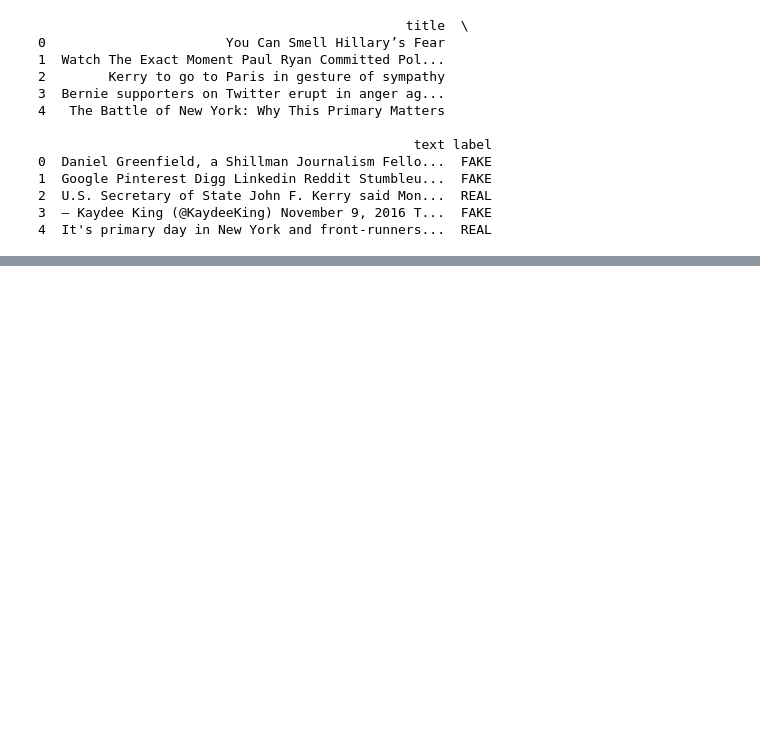
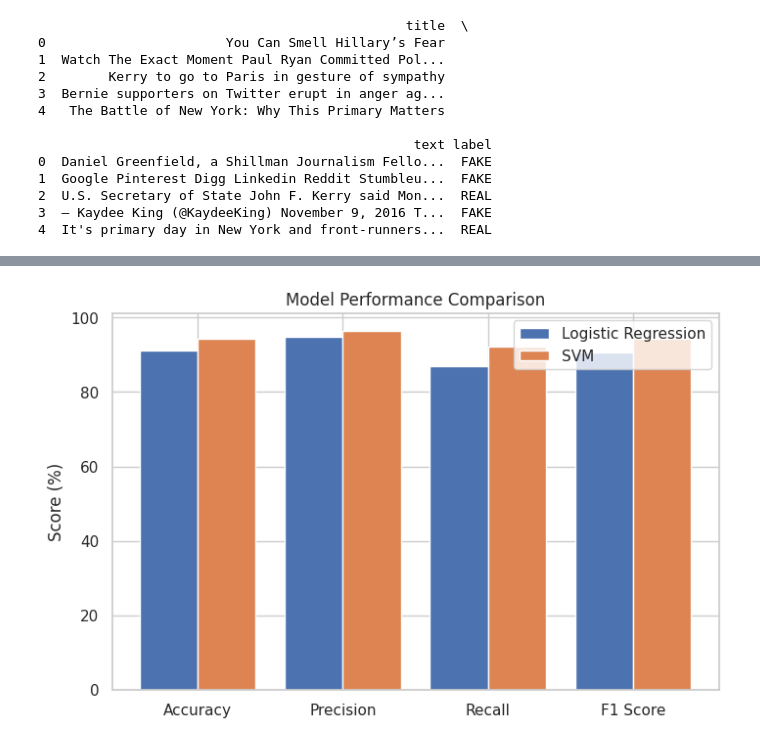
Before and after one commit to Sak04032007/ML-mini-project, a Jupyter notebook: MLminiproject.ipynb, the cells around one changed output, grey strips where cells are left out. Drawn from its saved outputs; the diff is of its cells as text; code cells hidden in the pictures; blank space fills up the shorter version.

```diff
--- a/MLminiproject.ipynb
+++ b/MLminiproject.ipynb
@@ -103,0 +149,25 @@ mt.show()
+# %%
+import matplotlib.pyplot as plt
+
+metrics = ['Accuracy', 'Precision', 'Recall', 'F1 Score']
+
+lr = [91.08, 94.84, 86.91, 90.70]
+svc = [94.31, 96.37, 92.11, 94.19]
+
+x = range(len(metrics))
+width = 0.4
+
+plt.figure(figsize=(8,5))
+
+plt.bar([i - width/2 for i in x], lr, width, label='Logistic Regression')
+
+plt.bar([i + width/2 for i in x], svc, width, label='SVM')
+
+plt.xticks(x, metrics)
+plt.ylabel("Score (%)")
+plt.title("Model Performance Comparison")
+plt.legend()
+
+plt.show()
+# %% [output]
+[figure, added]
```
Also changed, not shown: parts of 10 cells of this notebook.
